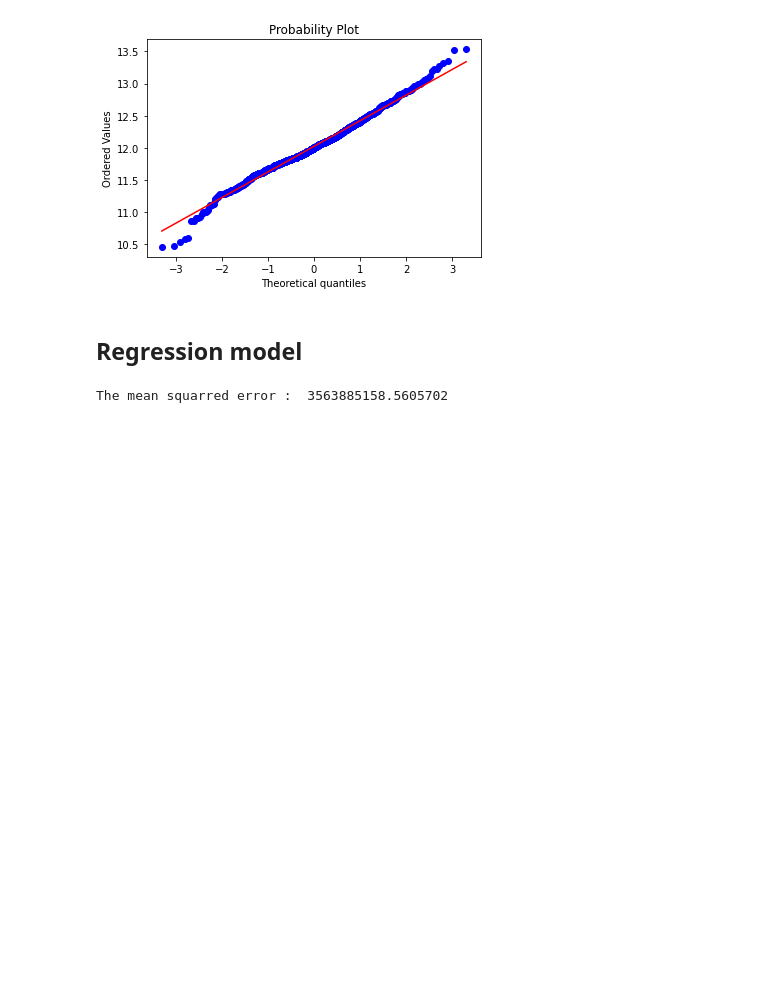
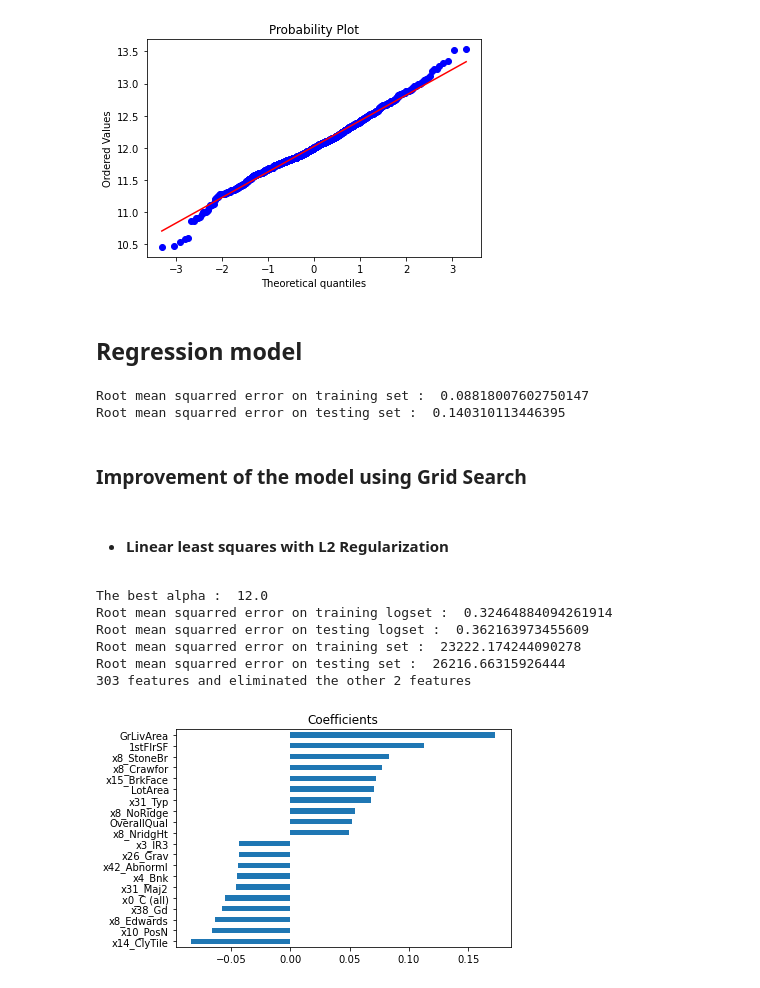
Before and after one commit to AstroNode247/houses-prices-advanced-regression-techniques, a Jupyter notebook: notebooks/house-prices.ipynb, the cells around one changed output. Saved outputs shown, nothing was run; the diff lists cells and outputs as text; code cells hidden in the pictures; blank space fills up the shorter version.

Commit message:
Improve the model with regularization

```diff
--- a/notebooks/house-prices.ipynb
+++ b/notebooks/house-prices.ipynb
@@ -196,13 +196,22 @@ train_df = pd.concat([train_num, train_cat], axis=1)
 y = train_df['SalePrice']
 X = train_df.drop('SalePrice', axis=1)
 
-X_train, X_test, y_train, y_test = train_test_split(X, y, test_size=0.2, random_state=0)
+X_train, X_test, y_train, y_test = train_test_split(X, y, test_size=0.2, random_state=42)
 
 linear = LinearRegression()
 linear.fit(X_train, y_train)
 
 y_pred = linear.predict(X_test)
-mse = mean_squared_error(np.exp(y_test), np.exp(y_pred))
-print('The mean squarred error : ', mse)
+y_train_pred = linear.predict(X_train)
+
+test_mse = mean_squared_error(y_test, y_pred)
+train_mse = mean_squared_error(y_train, y_train_pred)
+
+
+print('Root mean squarred error on training set : ', np.sqrt(train_mse))
+print('Root mean squarred error on testing set : ', np.sqrt(test_mse))
 # %% [output]
-The mean squarred error :  3563885158.5605702
+Root mean squarred error on training set :  0.08818007602750147
+Root mean squarred error on testing set :  0.140310113446395
+# %% [markdown]
+### Improvement of the model using Grid Search
@@ -208,0 +256,23 @@ The mean squarred error :  3563885158.5605702
+# %% [markdown]
+* #### Linear least squares with L2 Regularization
+# %%
+ridge = RidgeCV(alphas=[0.01, 0.05, 0.08, 0.1, 0.5, 1, 10, 20, 30, 50], cv=5)
+ridge.fit(X_train, y_train)
+
+#For more precision
+alpha = ridge.alpha_
+ridge = RidgeCV(alphas=[alpha*0.6, alpha*0.7, alpha*0.8, alpha*0.9,
+                        alpha*1, alpha*1.1, alpha*1.2, alpha*1.3, alpha*1.5,], cv=5)
+ridge.fit(X_train, y_train)
+
+print('The best alpha : ', ridge.alpha_)
+fit_test(ridge)
+plot_coef(ridge)
+# %% [output]
+The best alpha :  12.0
+Root mean squarred error on training logset :  0.32464884094261914
+Root mean squarred error on testing logset :  0.362163973455609
+Root mean squarred error on training set :  23222.174244090278
+Root mean squarred error on testing set :  26216.66315926444
+303 features and eliminated the other 2 features
+[figure, added]
```
Also changed, not shown: parts of 5 cells of this notebook, 1 other file.
